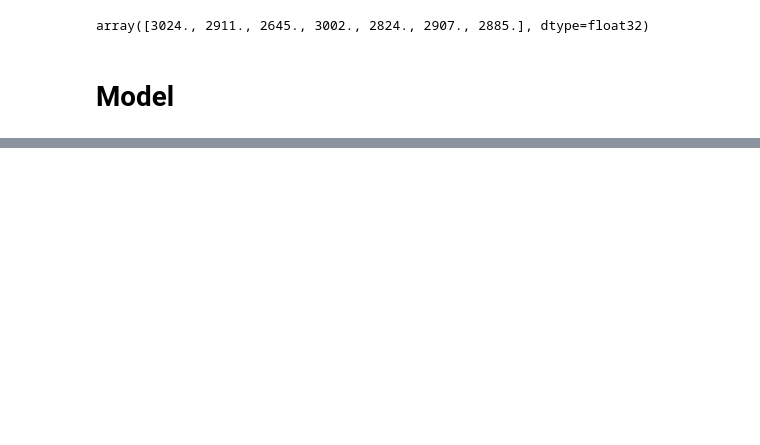
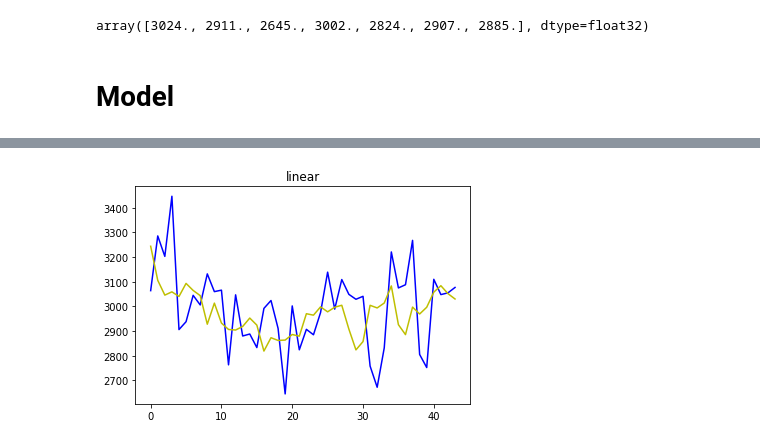
Before and after one commit to jefffang19/CiDSA, a Jupyter notebook: hw1/training.ipynb, the cells around one changed output, grey strips where cells are left out. Drawn from its saved outputs; the diff is of its cells as text; code cells hidden in the pictures; blank space fills up the shorter version.

Commit message:
Training v1

```diff
--- a/hw1/training.ipynb
+++ b/hw1/training.ipynb
@@ -218,0 +336,38 @@ tensor([[-53.8312, -64.6541, -56.0945,  23.4642, -99.5560, -24.3962,  45.2307]],
+# %%
+# train model for N epochs
+max_valid_score = 0
+
+total_loss = 0
+for x, y in tqdm(test_loaders):
+    # Get data
+#         x, y = dataset[i]
+#     x = torch.tensor(x, dtype=torch.float).unsqueeze(dim=1).cuda()
+#     y = torch.tensor(y, dtype=torch.float).cuda()
+    x = x.float().cuda()
+    y = y.float().cuda()
+
+    # Train
+
+    ## 1. forward propagationreal_labels
+    ## -----------------------
+
+    pred = linear(x)
+
+    ## 2. loss calculation
+    ## -----------------------
+    _loss = loss(pred, y)
+
+    for j in pred.detach().cpu().numpy():
+        pred_collect.append(j[0])
+        # pred_collect.append(j)
+
+    for j in x.detach().cpu().numpy():
+        x_collect.append(j[6])
+
+
+    # track loss
+    total_loss += _loss.item()
+
+
+#     if epoch %100 == 0:
+print("Epoch:", epoch, "Training Loss: {}".format(total_loss) )
@@ -218,0 +376,8 @@ tensor([[-53.8312, -64.6541, -56.0945,  23.4642, -99.5560, -24.3962,  45.2307]],
+# %%
+x = np.arange( len(pred_collect))
+plt.plot(x, x_collect, 'b')
+plt.plot(x, pred_collect, 'y')
+plt.title('linear')
+plt.show()
+# %% [output]
+[figure, added]
```
Also changed, not shown: parts of 24 cells of this notebook.
